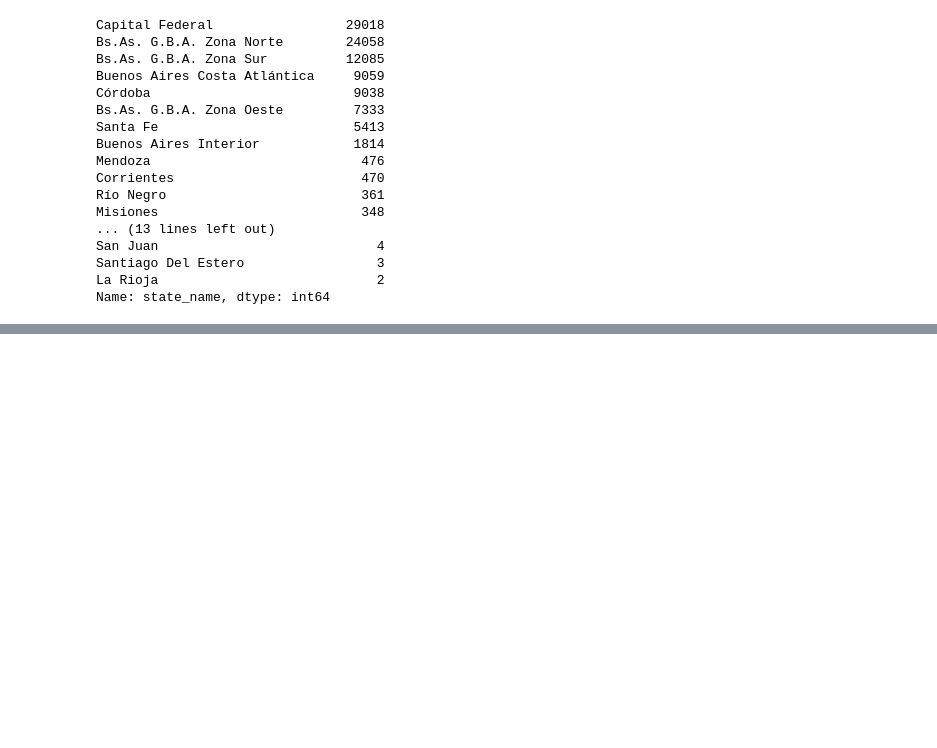
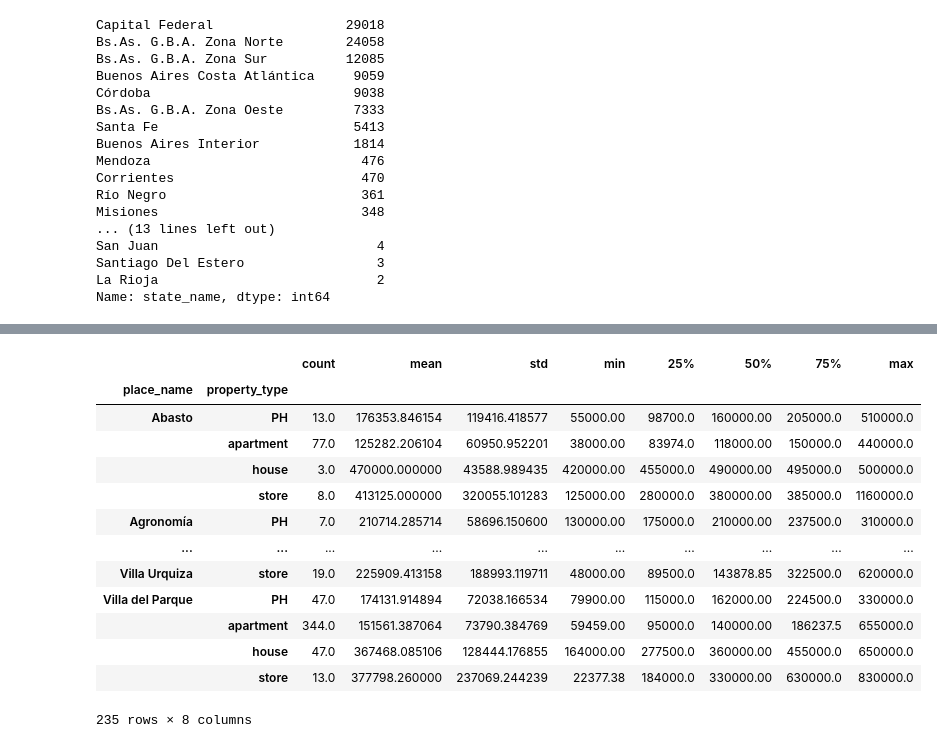
Before and after one commit to casagrandeale/TPDigitalHouse, a Jupyter notebook: tp/TPLimpieza.ipynb, the cells around one changed output, grey strips where cells are left out. Cells and saved outputs as stored; diff of their text form; code cells hidden in the pictures; blank space fills up the shorter version.

```diff
--- a/tp/TPLimpieza.ipynb
+++ b/tp/TPLimpieza.ipynb
@@ -144,7 +135,7 @@ def extractMeters(row):
     meters_match = None
     if ( row['description'] and isinstance(row['description'],str) ):
         meters_match = patron_meters.search(row['description'])
-    if ((patron_meters is None) and row['title'] and isinstance(row['title'],str)):
+    if ((meters_match is None) and row['title'] and isinstance(row['title'],str)):
         meters_match = patron_meters.search(row['title'])
     if (meters_match is not None):
         return meters_match.groups()[0]
@@ -177,5 +147,7 @@ dtype: int64
 # %%
-pd.options.display.float_format = '{:,.2f}'.format
-
 data.loc[data.surface_total_in_m2.isnull(),'surface_total_in_m2'] = data.loc[data.surface_total_in_m2.isnull()].surface_total_in_m2.fillna(value=np.nan)
 data.loc[:,'surface_total_in_m2'] = data.loc[:,'surface_total_in_m2'].astype("float")
+
+''' cuantos quedaron'''
+
+data.surface_total_in_m2.isnull().sum()
@@ -343,0 +262,3 @@ data.loc[data.price_aprox_usd > 8000000,['state_name','currency','price','price_
+# %%
+surfprome = data.loc[(data.state_name == 'Capital Federal') & (data.surface_total_in_m2.notnull())].groupby(['place_name','property_type']).surface_total_in_m2.mean()
+surfprome
@@ -343,0 +279,21 @@ data.loc[data.price_aprox_usd > 8000000,['state_name','currency','price','price_
+# %%
+'''completo lo superficie en base al barrio y tipo de las propiedades'''
+
+data.loc[(data.state_name == 'Capital Federal') & (data.surface_total_in_m2.isnull()),'surface_total_in_m2'] = data.loc[(data.state_name == 'Capital Federal') & (data.surface_total_in_m2.isnull())].apply(lambda x: surfprome[(x['place_name'],x['property_type'])],axis=1)
+# %%
+data.loc[(data.state_name == 'Capital Federal')].groupby(['place_name','property_type']).price_aprox_usd.describe()
+# %% [output]
+|  |  | count | mean | std | min | 25% | 50% | 75% | max |
+| place_name | property_type |  |  |  |  |  |  |  |  |
+| Abasto | PH | 13.0 | 176353.846154 | 119416.418577 | 55000.00 | 98700.0 | 160000.00 | 205000.0 | 510000.0 |
+|  | apartment | 77.0 | 125282.206104 | 60950.952201 | 38000.00 | 83974.0 | 118000.00 | 150000.0 | 440000.0 |
+|  | house | 3.0 | 470000.000000 | 43588.989435 | 420000.00 | 455000.0 | 490000.00 | 495000.0 | 500000.0 |
+|  | store | 8.0 | 413125.000000 | 320055.101283 | 125000.00 | 280000.0 | 380000.00 | 385000.0 | 1160000.0 |
+| Agronomía | PH | 7.0 | 210714.285714 | 58696.150600 | 130000.00 | 175000.0 | 210000.00 | 237500.0 | 310000.0 |
+| ... | ... | ... | ... | ... | ... | ... | ... | ... | ... |
+| Villa Urquiza | store | 19.0 | 225909.413158 | 188993.119711 | 48000.00 | 89500.0 | 143878.85 | 322500.0 | 620000.0 |
+| Villa del Parque | PH | 47.0 | 174131.914894 | 72038.166534 | 79900.00 | 115000.0 | 162000.00 | 224500.0 | 330000.0 |
+|  | apartment | 344.0 | 151561.387064 | 73790.384769 | 59459.00 | 95000.0 | 140000.00 | 186237.5 | 655000.0 |
+|  | house | 47.0 | 367468.085106 | 128444.176855 | 164000.00 | 277500.0 | 360000.00 | 455000.0 | 650000.0 |
+|  | store | 13.0 | 377798.260000 | 237069.244239 | 22377.38 | 184000.0 | 330000.00 | 630000.0 | 830000.0 |
+235 rows × 8 columns
```
Also changed, not shown: parts of 28 cells of this notebook, 3 other files.
